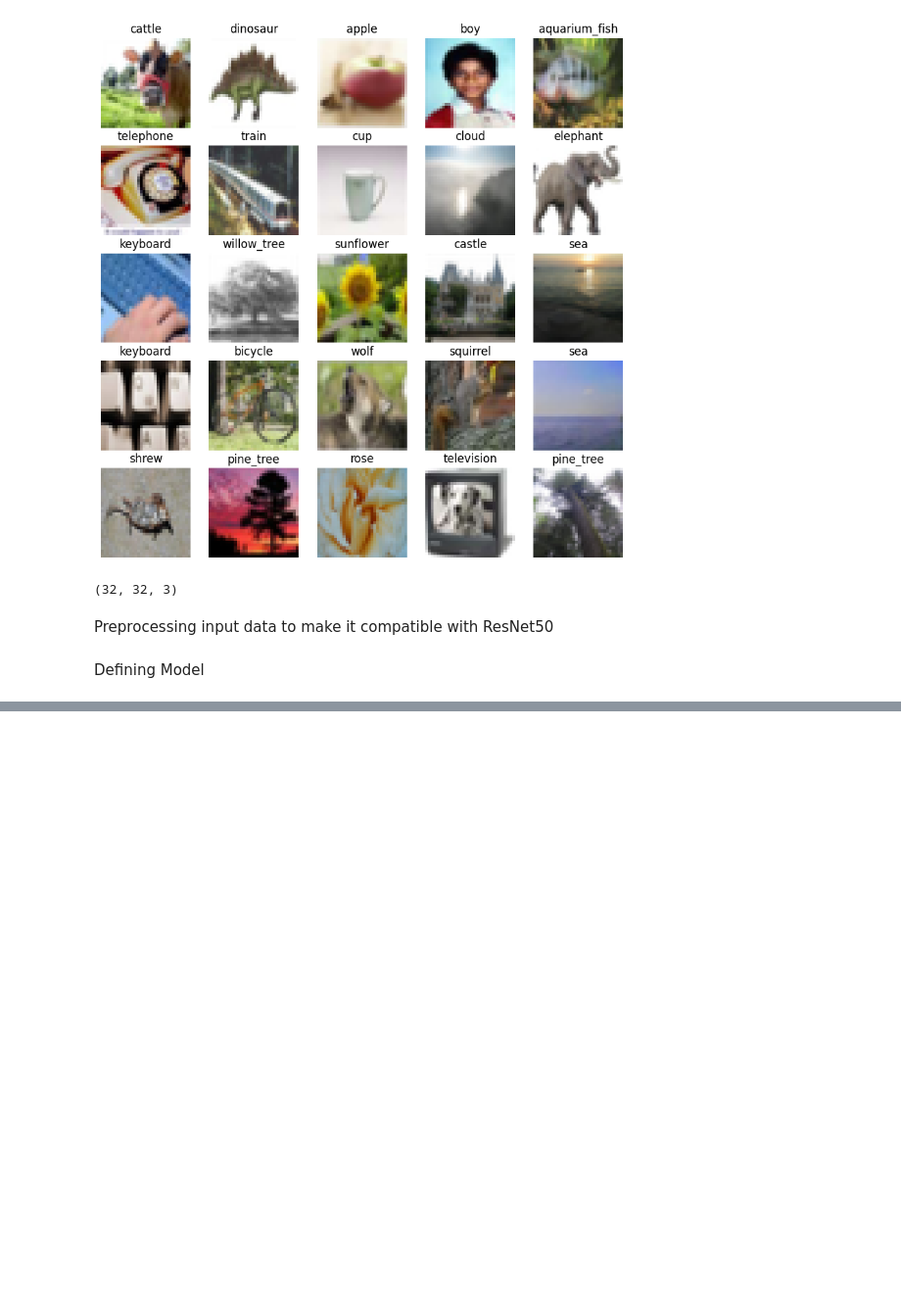
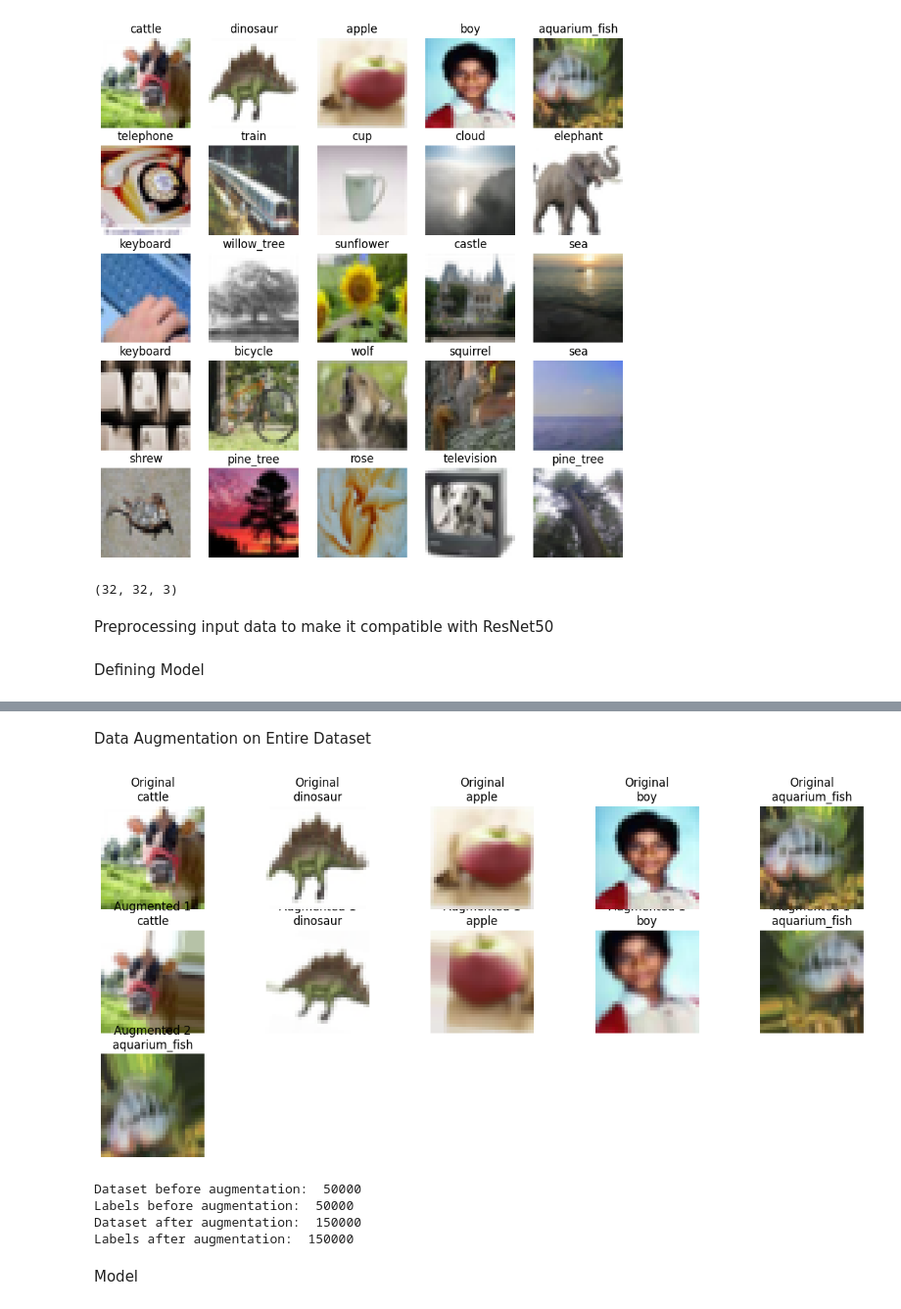
Before and after one commit to sfatimazahra/ML-Image-Classification-using-CIFAR-100, a Jupyter notebook: TransferLearningResNet.ipynb, the cells around one changed output, grey strips where cells are left out. Shown: that part at 98% size. Saved outputs shown, nothing was run; the diff lists cells and outputs as text; code cells hidden in the pictures; blank space fills up the shorter version.

```diff
--- a/TransferLearningResNet.ipynb
+++ b/TransferLearningResNet.ipynb
@@ -134,0 +178,71 @@ Best Test Accuracy (Training from Scratch): 0.4374000132083893
+# %% [markdown]
+Data Augmentation on Entire Dataset
+# %%
+from tensorflow.keras.preprocessing.image import ImageDataGenerator
+
+
+# ImageDataGenerator for augmentation
+datagen = ImageDataGenerator(
+    rotation_range=20,
+    width_shift_range=0.2,
+    height_shift_range=0.2,
+    shear_range=0.2,
+    zoom_range=0.2,
+    horizontal_flip=True,
+    fill_mode='nearest'
+)
+
+# Augment the entire training dataset
+augmented_images = []
+augmented_labels = []
+for i in range(x_train.shape[0]):
+    img = x_train[i]
+    img = img.reshape((1,) + img.shape)  # Reshape to (1, height, width, channels) for flow method
+
+    # Generate 3 augmented images per original image
+    for batch in datagen.flow(img, batch_size=1):
+        augmented_images.append(batch[0])
+        augmented_labels.append(y_train[i])
+
+        if len(augmented_images) % 3 == 0:
+            break  # Break after generating 3 augmented images per original image
+
+# Convert the augmented images and labels lists to NumPy arrays
+augmented_images = np.array(augmented_images)
+augmented_labels = np.array(augmented_labels)
+
+# Normalize the entire dataset
+x_train_normalized = x_train.astype('float32') / 255
+x_test_normalized = x_test.astype('float32') / 255
+augmented_images_normalized = augmented_images.astype('float32') / 255
+
+
+# Display a few original and augmented normalized images
+plt.figure(figsize=(15, 9))
+for i in range(5):
+    plt.subplot(4, 5, i + 1)
+    plt.imshow(x_train_normalized[i])
+    plt.title(f'Original\n{class_names[y_train[i][0]]}')
+    plt.axis('off')
+
+    for j in range(2):
+        plt.subplot(4, 5, i + j + 6)
+        plt.imshow(augmented_images_normalized[i * 3 + j])
+        plt.title(f'Augmented {j+1}\n{class_names[augmented_labels[i * 3 + j][0]]}')
+        plt.axis('off')
+
+plt.show()
+# %% [output]
+[figure, added]
+# %%
+print('Dataset before augmentation: ', len(x_train))
+print('Labels before augmentation: ', len(y_train))
+print('Dataset after augmentation: ', len(augmented_images))
+print('Labels after augmentation: ', len(augmented_labels))
+# %% [output]
+Dataset before augmentation:  50000
+Labels before augmentation:  50000
+Dataset after augmentation:  150000
+Labels after augmentation:  150000
+# %% [markdown]
+Model
```
Also changed, not shown: parts of 21 cells of this notebook.
